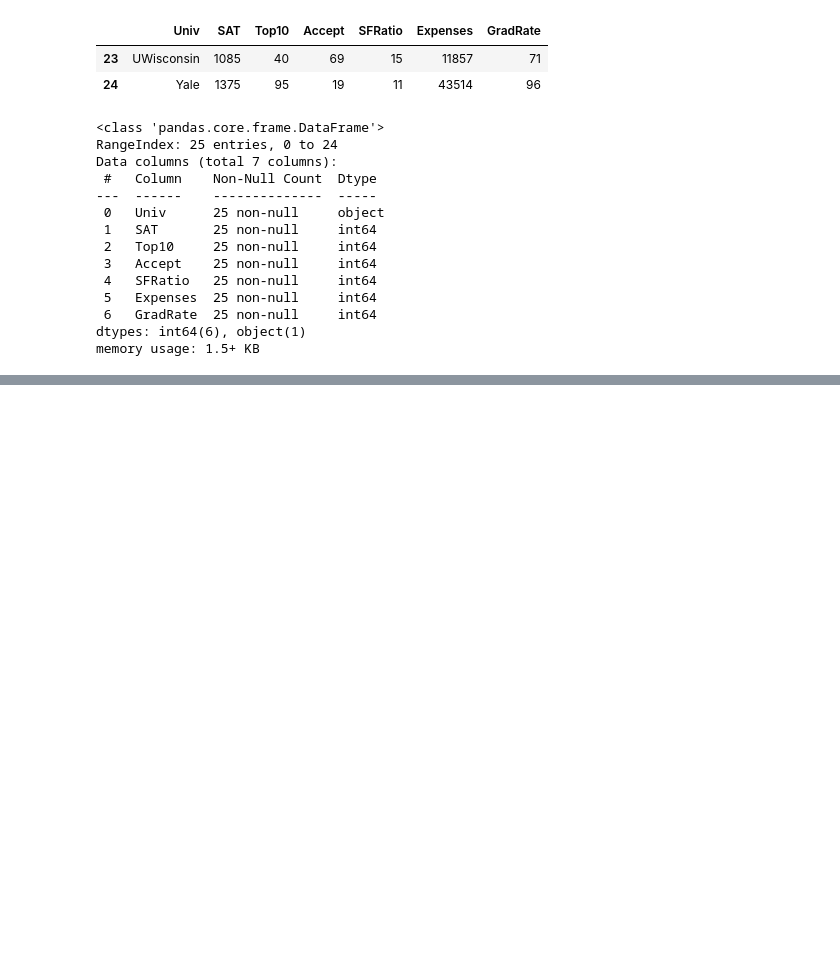
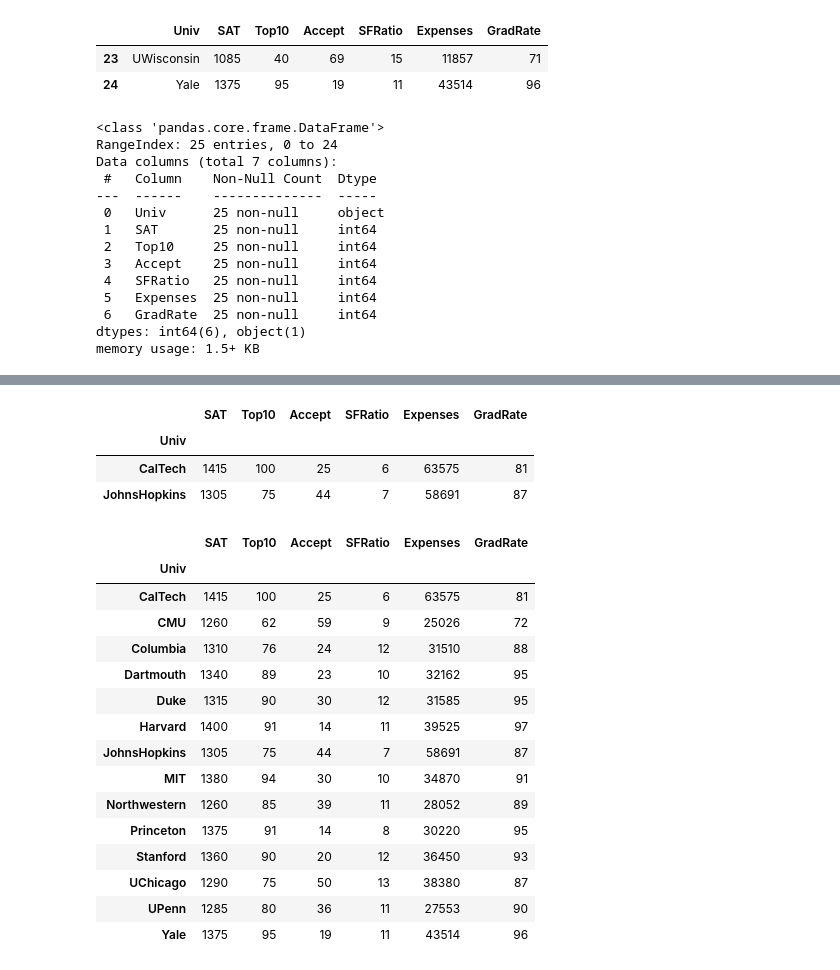
Before and after one commit to PreetiRonghe/Datascience, a Jupyter notebook: 07CorePython_pandas.ipynb, the cells around one changed output, grey strips where cells are left out. Saved outputs shown, nothing was run; the diff lists cells and outputs as text; code cells hidden in the pictures; blank space fills up the shorter version.

```diff
--- a/07CorePython_pandas.ipynb
+++ b/07CorePython_pandas.ipynb
@@ -181,0 +233,2 @@ memory usage: 1.5+ KB
+# %%
+udf=pd.read_csv('Universities.csv',index_col='Univ')
@@ -181,0 +340,26 @@ memory usage: 1.5+ KB
+# %%
+udf[udf['Expenses']>45000]
+# %% [output]
+|  | SAT | Top10 | Accept | SFRatio | Expenses | GradRate |
+| Univ |  |  |  |  |  |  |
+| CalTech | 1415 | 100 | 25 | 6 | 63575 | 81 |
+| JohnsHopkins | 1305 | 75 | 44 | 7 | 58691 | 87 |
+# %%
+udf[(udf['Expenses']>25000) & (udf['Top10']>50)]
+# %% [output]
+|  | SAT | Top10 | Accept | SFRatio | Expenses | GradRate |
+| Univ |  |  |  |  |  |  |
+| CalTech | 1415 | 100 | 25 | 6 | 63575 | 81 |
+| CMU | 1260 | 62 | 59 | 9 | 25026 | 72 |
+| Columbia | 1310 | 76 | 24 | 12 | 31510 | 88 |
+| Dartmouth | 1340 | 89 | 23 | 10 | 32162 | 95 |
+| Duke | 1315 | 90 | 30 | 12 | 31585 | 95 |
+| Harvard | 1400 | 91 | 14 | 11 | 39525 | 97 |
+| JohnsHopkins | 1305 | 75 | 44 | 7 | 58691 | 87 |
+| MIT | 1380 | 94 | 30 | 10 | 34870 | 91 |
+| Northwestern | 1260 | 85 | 39 | 11 | 28052 | 89 |
+| Princeton | 1375 | 91 | 14 | 8 | 30220 | 95 |
+| Stanford | 1360 | 90 | 20 | 12 | 36450 | 93 |
+| UChicago | 1290 | 75 | 50 | 13 | 38380 | 87 |
+| UPenn | 1285 | 80 | 36 | 11 | 27553 | 90 |
+| Yale | 1375 | 95 | 19 | 11 | 43514 | 96 |
```
Also changed, not shown: parts of 49 cells of this notebook.
